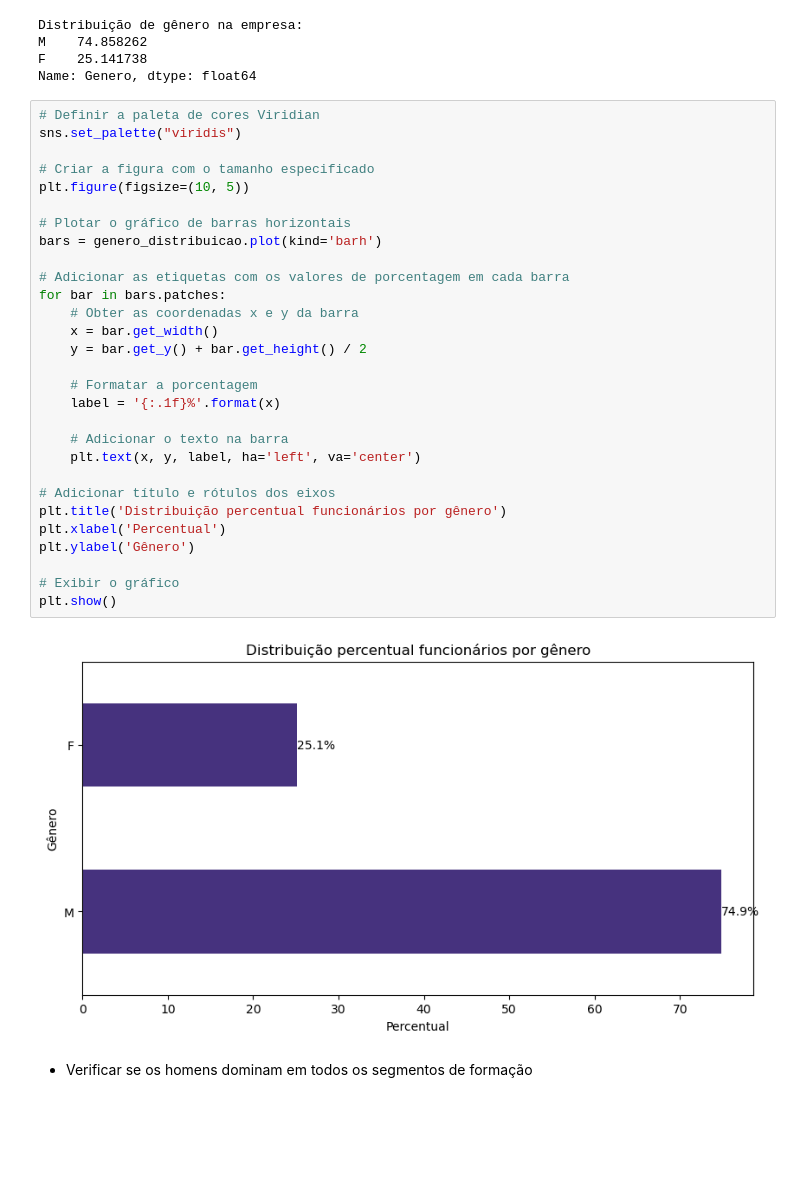
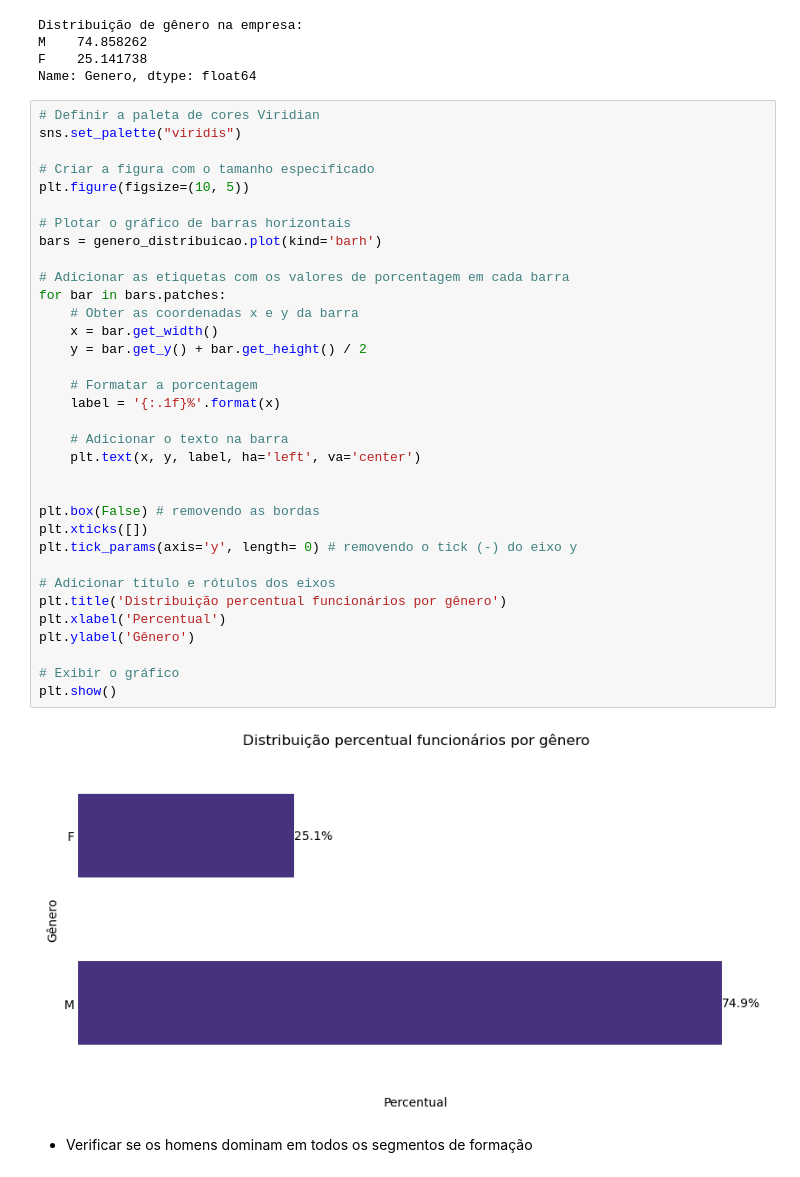
Before and after one commit to pedrolustosab/AdaHack-Dados, a Jupyter notebook: Análise Exploratória.ipynb, the cells around one changed output. Saved outputs shown, nothing was run; the diff lists cells and outputs as text; blank space fills up the shorter version.

```diff
--- a/Análise Exploratória.ipynb
+++ b/Análise Exploratória.ipynb
@@ -54,34 +54,39 @@ Name: Genero, dtype: float64
 # %%
 # Definir a paleta de cores Viridian
 sns.set_palette("viridis")
 
 # Criar a figura com o tamanho especificado
 plt.figure(figsize=(10, 5))
 
 # Plotar o gráfico de barras horizontais
 bars = genero_distribuicao.plot(kind='barh')
 
 # Adicionar as etiquetas com os valores de porcentagem em cada barra
 for bar in bars.patches:
     # Obter as coordenadas x e y da barra
     x = bar.get_width()
     y = bar.get_y() + bar.get_height() / 2
 
     # Formatar a porcentagem
     label = '{:.1f}%'.format(x)
 
     # Adicionar o texto na barra
     plt.text(x, y, label, ha='left', va='center')
 
+
+plt.box(False) # removendo as bordas
+plt.xticks([])
+plt.tick_params(axis='y', length= 0) # removendo o tick (-) do eixo y
+
 # Adicionar título e rótulos dos eixos
 plt.title('Distribuição percentual funcionários por gênero')
 plt.xlabel('Percentual')
 plt.ylabel('Gênero')
 
 # Exibir o gráfico
 plt.show()
 # %% [output]
-[figure, old version]
+[figure, new version]
 # %% [markdown]
 - Verificar se os homens dominam em todos os segmentos de formação
 # %%
```
Also changed, not shown: parts of 5 cells of this notebook.
